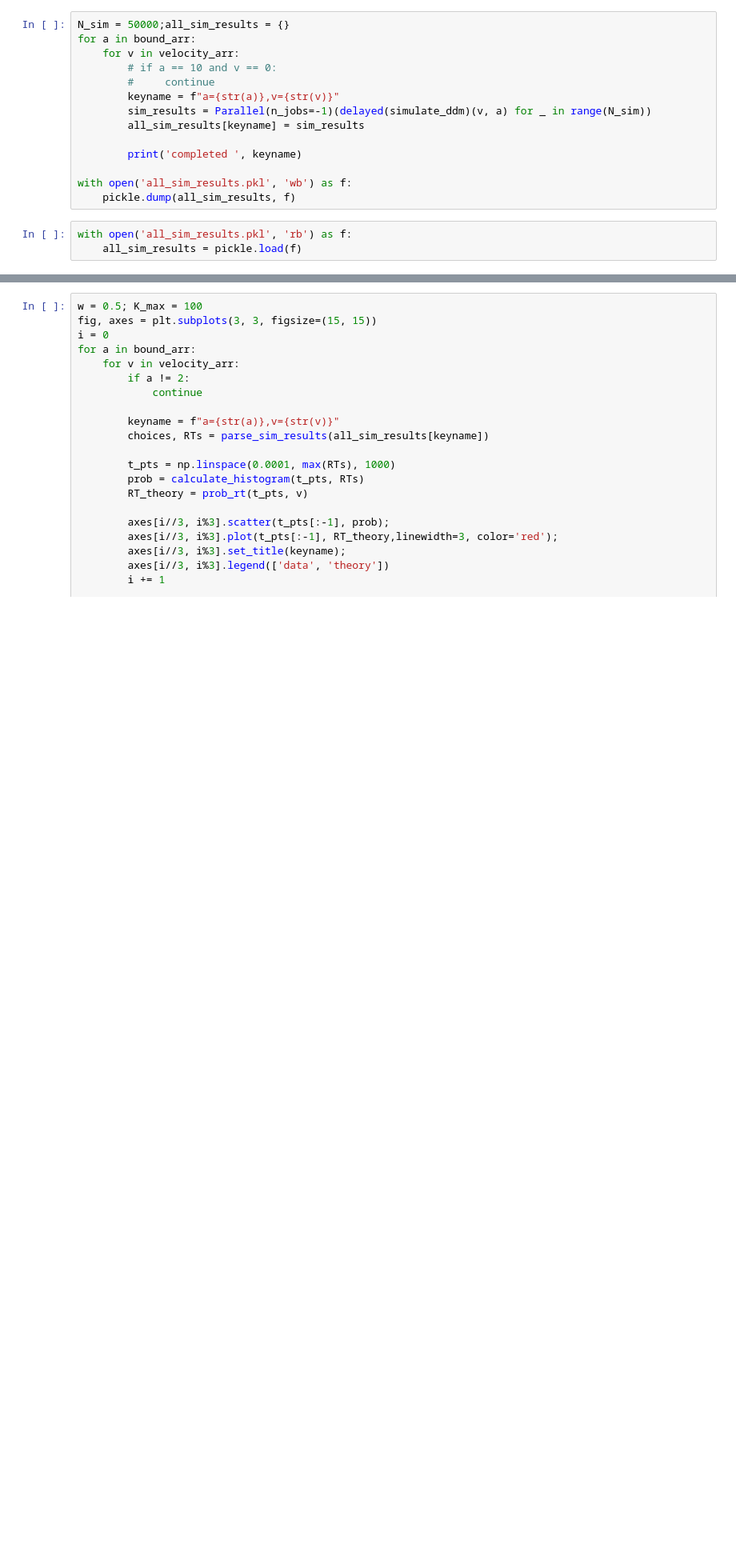
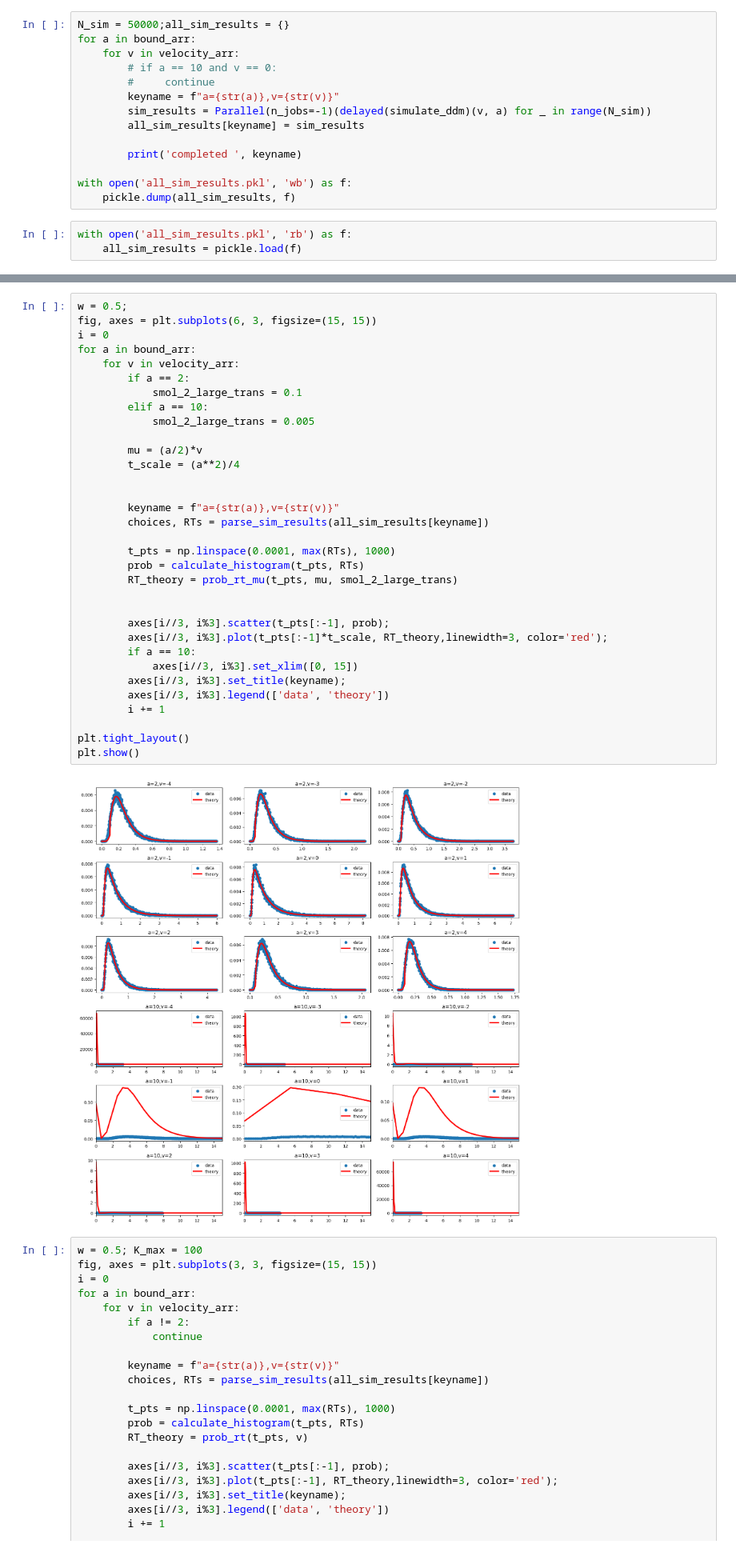
Before and after one commit to rakaar/ai_stats_notes, a Jupyter notebook: neural/ddm_ex21.ipynb, the cells around one changed output, grey strips where cells are left out. Shown at 80% size. Saved outputs shown, nothing was run; the diff lists cells and outputs as text; blank space fills up the shorter version.

```diff
--- a/neural/ddm_ex21.ipynb
+++ b/neural/ddm_ex21.ipynb
@@ -31,3 +70,38 @@ with open('all_sim_results.pkl', 'rb') as f:
+# %%
+w = 0.5;
+fig, axes = plt.subplots(6, 3, figsize=(15, 15))
+i = 0
+for a in bound_arr:
+    for v in velocity_arr:
+        if a == 2:
+            smol_2_large_trans = 0.1
+        elif a == 10:
+            smol_2_large_trans = 0.005
+
+        mu = (a/2)*v
+        t_scale = (a**2)/4
+
+
+        keyname = f"a={str(a)},v={str(v)}"
+        choices, RTs = parse_sim_results(all_sim_results[keyname])
+
+        t_pts = np.linspace(0.0001, max(RTs), 1000)
+        prob = calculate_histogram(t_pts, RTs)
+        RT_theory = prob_rt_mu(t_pts, mu, smol_2_large_trans)
+
+
+        axes[i//3, i%3].scatter(t_pts[:-1], prob);
+        axes[i//3, i%3].plot(t_pts[:-1]*t_scale, RT_theory,linewidth=3, color='red');
+        if a == 10:
+            axes[i//3, i%3].set_xlim([0, 15])
+        axes[i//3, i%3].set_title(keyname);
+        axes[i//3, i%3].legend(['data', 'theory'])
+        i += 1
+
+plt.tight_layout()
+plt.show()
+# %% [output]
+[figure, added]
 # %%
 w = 0.5; K_max = 100
 fig, axes = plt.subplots(3, 3, figsize=(15, 15))
```
Also changed, not shown: parts of 6 cells of this notebook, 3 other files.
